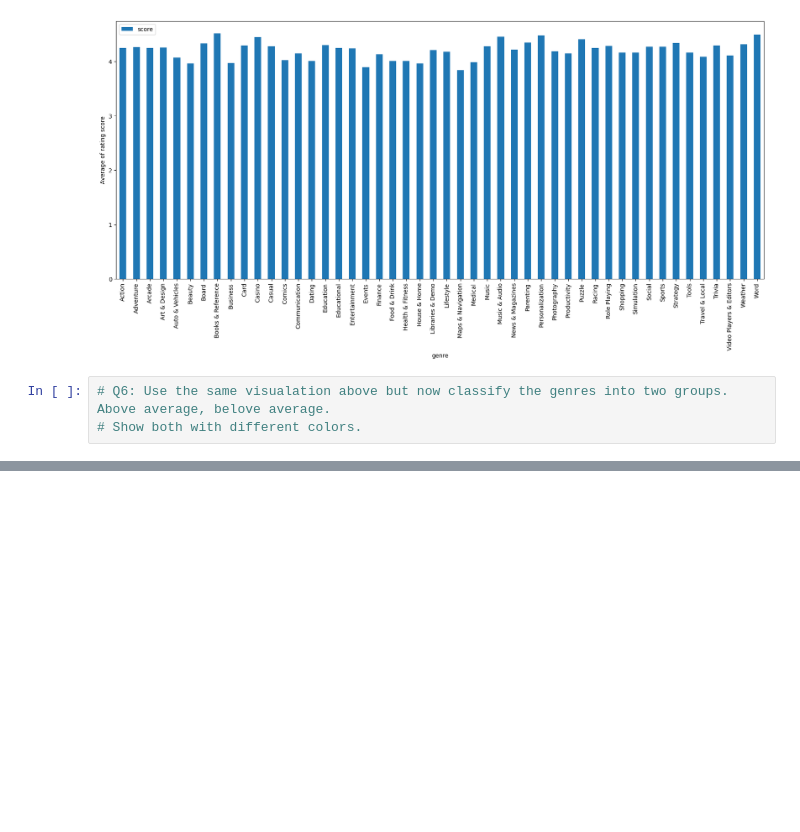
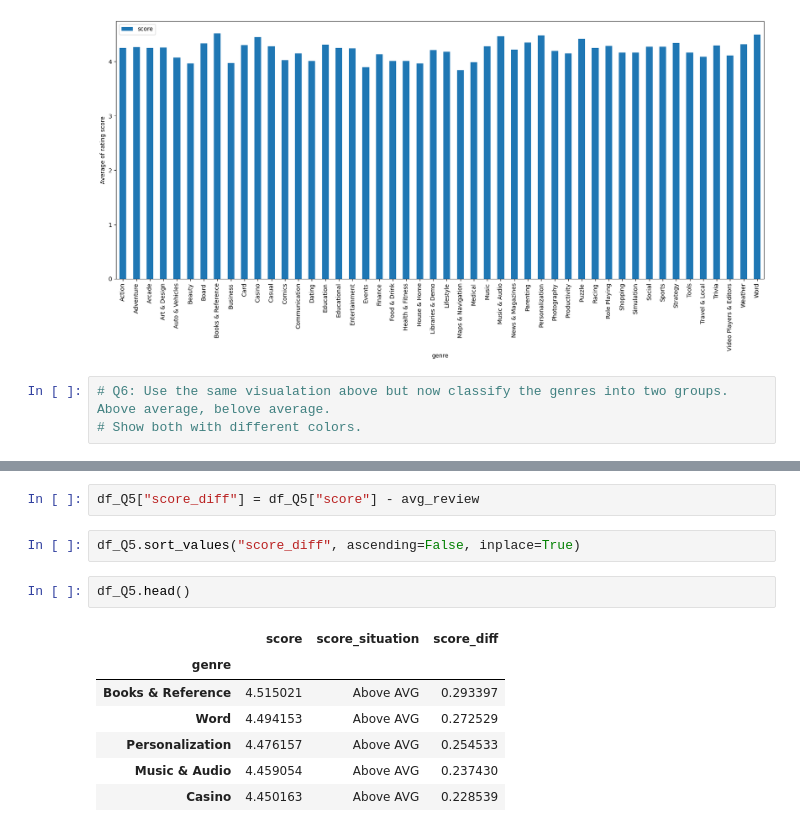
Before and after one commit to bayraktarengin/eurotech, a Jupyter notebook: kaggle/GooglePlayStore.ipynb, the cells around one changed output, grey strips where cells are left out. Cells and saved outputs as stored; diff of their text form; blank space fills up the shorter version.

```diff
--- a/kaggle/GooglePlayStore.ipynb
+++ b/kaggle/GooglePlayStore.ipynb
@@ -190,0 +238,14 @@ plt.show()
+# %%
+df_Q5["score_diff"] = df_Q5["score"] - avg_review
+# %%
+df_Q5.sort_values("score_diff", ascending=False, inplace=True)
+# %%
+df_Q5.head()
+# %% [output]
+|  | score | score_situation | score_diff |
+| genre |  |  |  |
+| Books & Reference | 4.515021 | Above AVG | 0.293397 |
+| Word | 4.494153 | Above AVG | 0.272529 |
+| Personalization | 4.476157 | Above AVG | 0.254533 |
+| Music & Audio | 4.459054 | Above AVG | 0.237430 |
+| Casino | 4.450163 | Above AVG | 0.228539 |
```
Also changed, not shown: parts of 25 cells of this notebook.
